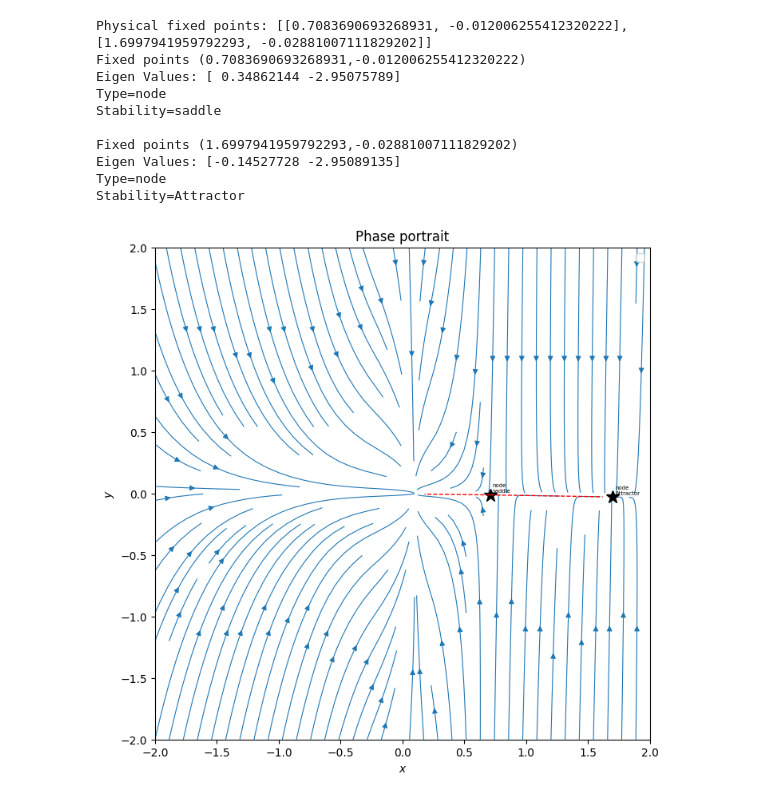
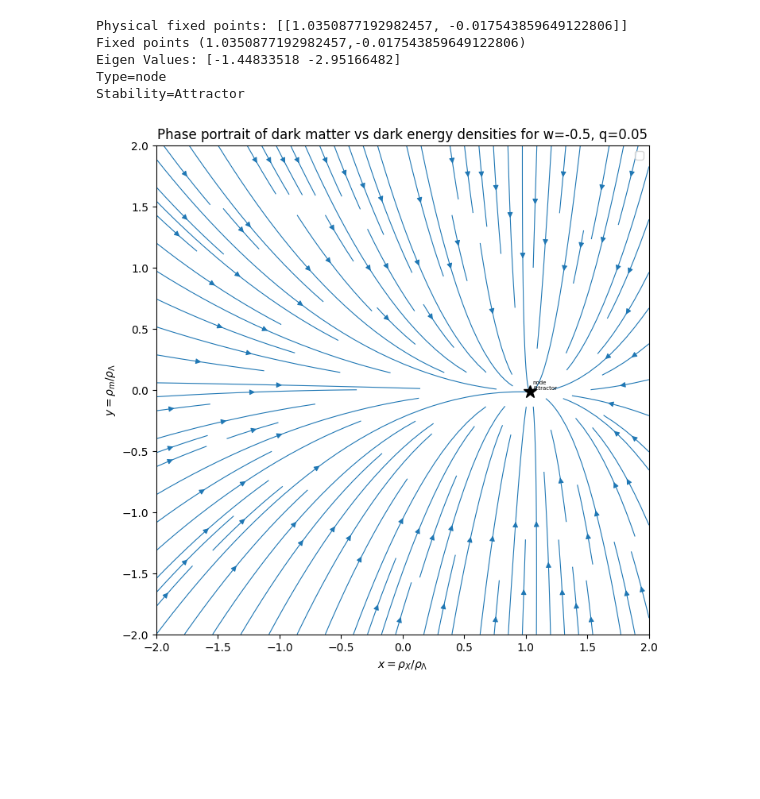
Before and after one commit to up2107120/Dynamical-systems-of-DE, a Jupyter notebook: Affine DE+DM liquid model.ipynb, the cells around one changed output. Drawn from its saved outputs; the diff is of its cells as text; code cells hidden in the pictures; blank space fills up the shorter version.

```diff
--- a/Affine DE+DM liquid model.ipynb
+++ b/Affine DE+DM liquid model.ipynb
@@ -9,22 +9,22 @@ from matplotlib.lines import Line2D
 from mpl_toolkits.mplot3d import Axes3D
 # %%
 # Parameters to be optimised to lambda cdm data
-w_a = -0.9
+w = -0.95
 q = 0.05
 
 
 def system(N, vars):
     x, y = vars
 
-    w_x = w_a - (1 + w_a)/x
+    w_x = w - (1 + w)/(x+1e-8)
 
-    dx =-3*(1+w_x)*(x-1) + q*(x-y)
+    dx =-3*(1+w)*(x-1) + q*(x-y)
     dy =-3*y - q*(x-y)
 
     return [dx, dy]
 
 N = np.linspace(-50, 0, 5000) # -50 epochs is around the time of inflation but for observational data fitting i need to start today slightly back -10-0 epochs
-sol = solve_ivp(system, [-50,0], [100,10] , t_eval=N)#  for initial conditions matter (y) now ~0.4 and so DM (x) ~0.6. For early time, large x for DE domination and
+sol = solve_ivp(system, [-50,0], [10,100] , t_eval=N)#  for initial conditions matter (y) now ~0.4 and so DM (x) ~0.6. For early time, large x for DE domination and
 #large y for matter epochs. Using present values, y(-50)=0.4e^(-3*-50) and x(-50)=0.6e^(-3(1+w))
 x = sol.y[0]
 y = sol.y[1]
@@ -34,8 +34,8 @@ a = np.exp(sol.t)  # scale factor
 rho_X = x * 1  # assuming rho_Lambda = 1 in code units
 rho_m = y * 1
 rho_tot = rho_X + rho_m + 1
-w_x = w_a - (1 + w_a)/x
-w_eff = (w_a*(x-1)-1) /(x+y)
+w_x = w - (1 + w)/(x+1e-8)
+w_eff = (w*(x-1)-1) /(x+y)
 
 plt.figure()
 plt.plot(N, x, label=r'$\rho_X$')
@@ -51,6 +51,7 @@ plt.plot(N, w_eff, label=r'$w_eff$')
 plt.axhline(y=-1, color='r', linestyle='--', label=r'$w_\Lambda$')
 plt.xlabel('e-folds N')
 plt.ylabel('Effective DE EoS')
+plt.ylim(-1.1,1.1)
 #plt.xscale('log')
 plt.legend()
 plt.show()
@@ -60,35 +61,29 @@ plt.show()
 # %%
+#plotting phase portrait at lambda slice
+def phase_plot(w, q):
+  def system(t, vars):
+      x, y = vars
 
-w_a = -0.9
-q = 0.05
+      #w_x = w - (1 + w)/(x+1e-8)
 
-def system(t, vars):
-    x, y = vars
+      dx =-3*(1+w)*(x-1) + q*(x-y)
+      dy =-3*y - q*(x-y)
 
-    w_x = w_a - (1 + w_a)/(x+1e-8)
+      return [dx, dy]
 
-    dx =-3*(1+w_x)*(x-1) + q*(x-y)
-    dy =-3*y - q*(x-y)
+  # plot the dynamics on graph
+  initialState=np.array([1000, 10])
 
-    return [dx, dy]
+  simulationTime=np.linspace(-50,0,500)#  number of e folds of time, inflation lasted 50-60
+  # generate the state-space trajectory
 
+  def stop_event(t, y):
+      x, y_ = y
+      return abs(x) - 1e-6  # stop near singularity
 
+  stop_event.terminal = True
 
-# plot the dynamics on graph
-initialState=np.array([1000, 10])
-
-simulationTime=np.linspace(-50,0,500)#  number of e folds of time, inflation lasted 50-60
-# generate the state-space trajectory
-
-def stop_event(t, y):
-    x, y_ = y
-    return abs(x) - 1e-6  # stop near singularity
-
-stop_event.terminal = True
-
-#plotting phase portrait at lambda slice
-def phase_plot():
-  sol = solve_ivp(system, [-50,0], [1000,10] , t_eval=simulationTime)#  for initial conditions matter (y) now ~0.4 and so DM (x) ~0.6. For early time, large x for DE domination and
+  sol = solve_ivp(system, [-50,0], initialState , t_eval=simulationTime)#  for initial conditions matter (y) now ~0.4 and so DM (x) ~0.6. For early time, large x for DE domination and
   #large y for matter epochs. Using present values, y(-50)=0.4e^(-3*-50) and x(-50)=0.6e^(-3(1+w))
   dx = sol.y[0]
   dy = sol.y[1]
@@ -113,8 +108,8 @@ def phase_plot():
 
   x_FP, y_FP = sp.symbols('x y ', real=True)
 
-  w_x = w_a - (1 + w_a)/x_FP
-  f =-3*(1+w_x)*(x_FP-1) + q*(x_FP-y_FP)
+  #w_x = w_a - (1 + w_a)/x_FP
+  f =-3*(1+w)*(x_FP-1) + q*(x_FP-y_FP)
   g =-3*y_FP - q*(x_FP-y_FP)
   J_sym = sp.Matrix([f, g]).jacobian([x_FP, y_FP]) # Symbolic Jacobian for x and y 2D
 
@@ -172,43 +167,38 @@ def phase_plot():
     plt.text(x_c+0.02, y_c+0.02, f"{point_type}\n{stability}", fontsize=5)
 
 # a separatrix is plotted from a saddle point and divides areas of different dynamics along the eigenvector direction
 
 
     if stability=='saddle':
        delta=1e-5 # small perturbations along eigenvector
        for vector,value in zip(eigvecs.T,eigvals):
           if value>0:
              for pm in [-1,1]: #either positive of negative direction
               x_start = np.array([x_c,y_c])+pm*delta*vector[:2]
               trajectory= solve_ivp(fun=system,t_span=(simulationTime[0], simulationTime[-1]),y0=x_start,t_eval=simulationTime,method='RK45',events=stop_event)
               plt.plot(trajectory.y[0],trajectory.y[1],'r--',linewidth=1)
 
 
-  plt.xlabel(r"$x$")
-  plt.ylabel(r"$y$")
-  plt.title(rf"Phase portrait")
+  plt.xlabel(r"$x = \rho_X/ \rho_\Lambda$")
+  plt.ylabel(r"$y=\rho_m/ \rho_\Lambda$")
+  plt.title(rf"Phase portrait of dark matter vs dark energy densities for w={w}, q={q}")
   #plt.xlim(-1.5,1.5)
   #plt.ylim(-1.5,1.5)
   plt.legend()
   plt.show()
 
 
 
 
 
 
-phase_plot()
+phase_plot(-0.5,0.05)
 
 # https://aleksandarhaber.com/phase-portraits-of-state-space-models-and-differential-equations-in-python/, https://www.youtube.com/watch?v=DeeoiE22bZ8, method from https://iopscience.iop.org/article/10.1088/1475-7516/2018/01/018/meta
 # %% [output]
-Physical fixed points: [[0.7083690693268931, -0.012006255412320222], [1.6997941959792293, -0.02881007111829202]]
-Fixed points (0.7083690693268931,-0.012006255412320222)
-Eigen Values: [ 0.34862144 -2.95075789]
-Type=node
-Stability=saddle
-
-Fixed points (1.6997941959792293,-0.02881007111829202)
-Eigen Values: [-0.14527728 -2.95089135]
+Physical fixed points: [[1.0350877192982457, -0.017543859649122806]]
+Fixed points (1.0350877192982457,-0.017543859649122806)
+Eigen Values: [-1.44833518 -2.95166482]
 Type=node
 Stability=Attractor
-[figure, old version]
+[figure, new version]
```
Also changed, not shown: parts of 2 cells of this notebook.
